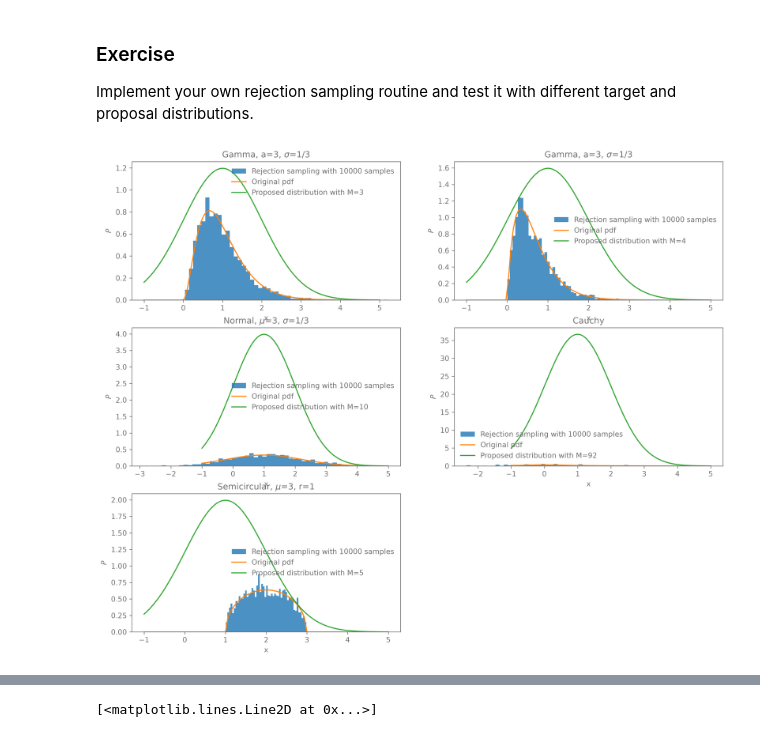
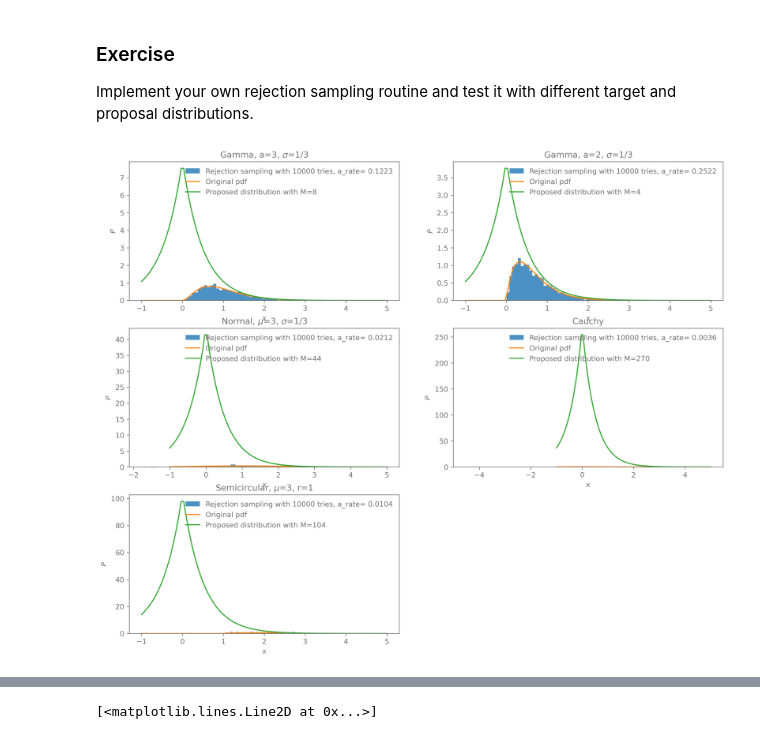
Before and after one commit to bermeyer/Bayesian-Stats-HS2026, a Jupyter notebook: my_exercise_solutions/Ex5.ipynb, the cells around one changed output, grey strips where cells are left out. Cells and saved outputs as stored; diff of their text form; code cells hidden in the pictures.

```diff
--- a/my_exercise_solutions/Ex5.ipynb
+++ b/my_exercise_solutions/Ex5.ipynb
@@ -64,9 +64,10 @@ def integrate_with_sampling(x_i,accept,lower, upper,):
     mask = accepted & (lower <= x_i) & (x_i <= upper)
     return np.sum(mask) / np.sum(accepted)
 
-def test_different_distributions(distrs, names, N, lower=-1,upper=5):
 
-    prop_distr=scipy.stats.norm(loc=1,scale=1) #default proposed distribution
+def test_different_distributions(distrs, prop_distr, names, N, lower=-1,upper=5):
+
+    #prop_distr=scipy.stats.norm(loc=1,scale=1) #default proposed distribution
 
     n_distrs = len(distrs)
     ncols = 2
@@ -81,16 +82,23 @@ def test_different_distributions(distrs, names, N, lower=-1,upper=5):
     for i,distr in enumerate(distrs): # go through all distributions
         ax = axes[i]
         mesh=np.linspace(lower,upper,100) # support/where we evaluate it
+
         M=1
         dist_y=distr.pdf(mesh)
         prop_dist_y=M*prop_distr.pdf(mesh)
-        while np.sum(np.greater(prop_dist_y,dist_y))<len(dist_y): # finds the smallest M for which  M*normal distr is larger than any value of the to be sampled distr
+        while np.sum(np.greater_equal(prop_dist_y,dist_y))<len(dist_y): # finds the smallest M for which  M*normal distr is larger than any value of the to be sampled distr
             M+=1
             prop_dist_y=M*prop_distr.pdf(mesh)
+            if M>300:
+                print("exit loop due to large M, find a better proposal distribution")
+                break
+
+
 
         u_samples,x_samples,accept=reject_sample(distr,prop_distr,M,N)
         ind=np.where(accept >0)
-        ax.hist(x_samples[ind],bins=50,density=True,label= f"Rejection sampling with {N} samples",alpha=0.8)
+        acceptance_rate=np.sum(accept)/len(accept)
+        ax.hist(x_samples[ind],bins=50,density=True,label= f"Rejection sampling with {N} tries, a_rate= {acceptance_rate:.4f}",alpha=0.8)
         ax.plot(mesh, distr.pdf(mesh),label="Original pdf")
         ax.plot(mesh,prop_dist_y,label=f"Proposed distribution with M={M}")
         ax.set_title(names[i])
@@ -104,11 +112,15 @@ def test_different_distributions(distrs, names, N, lower=-1,upper=5):
 # %%
 dist1=scipy.stats.gamma(a=3, scale=1/3)
 dist2=scipy.stats.gamma(a=2, scale=1/3)
 dist3=scipy.stats.norm(loc=1,scale=1.2)
 dist4=scipy.stats.cauchy()
 dist5=scipy.stats.semicircular(loc=2,scale=1)
-names=["Gamma, a=3, $\\sigma$=1/3","Gamma, a=3, $\\sigma$=1/3","Normal, $\\mu$=3, $\\sigma$=1/3","Cauchy", "Semicircular, $\\mu$=3, r=1" ]
+names=["Gamma, a=3, $\\sigma$=1/3","Gamma, a=2, $\\sigma$=1/3","Normal, $\\mu$=3, $\\sigma$=1/3","Cauchy", "Semicircular, $\\mu$=3, r=1" ]
 
-test_different_distributions([dist1,dist2,dist3,dist4,dist5],names,10000)
+prop_dist1=scipy.stats.dgamma(a=1,scale=0.5)
+prop_dist2=scipy.stats.norm(loc=1,scale=1)
+prop_dist3=scipy.stats.semicircular(loc=2,scale=2)
+
+test_different_distributions([dist1,dist2,dist3,dist4,dist5],prop_dist1,names,10000)
 # %% [output]
-[figure, old version]
+[figure, new version]
```
Also changed, not shown: parts of 11 cells of this notebook, 1 other file.
